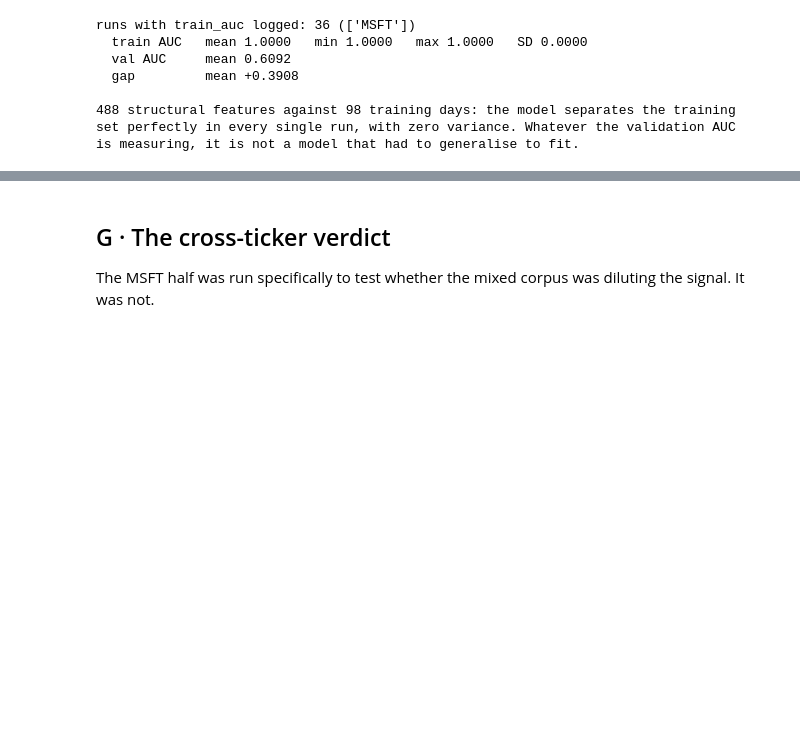
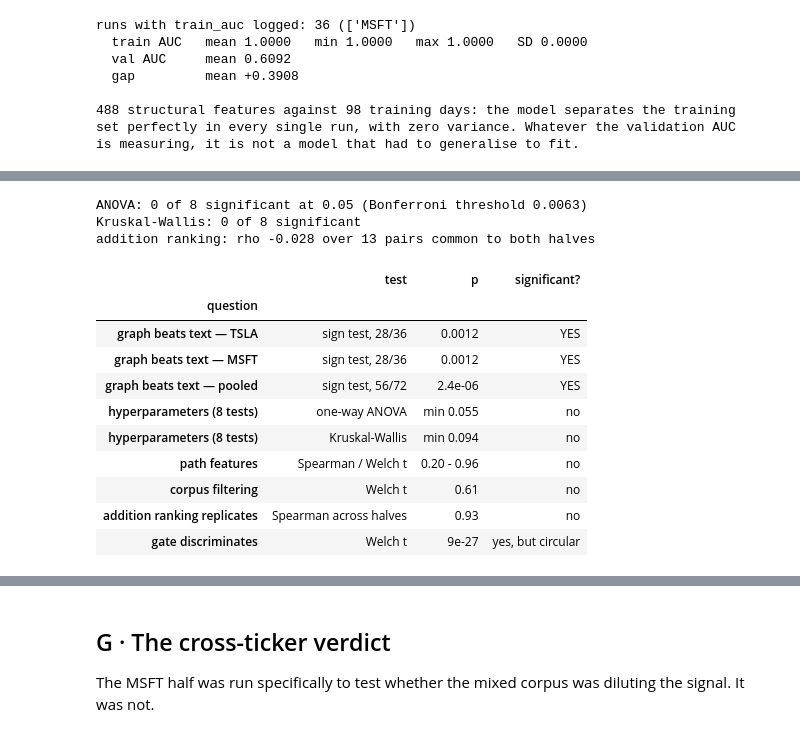
Before and after one commit to jjfrackowiak/finance-kg-builder, a Jupyter notebook: analysis/tsla_msft36_2026-08-14/report.ipynb, the cells around one changed output, grey strips where cells are left out. Cells and saved outputs as stored; diff of their text form; code cells hidden in the pictures; blank space fills up the shorter version.

```diff
--- a/analysis/tsla_msft36_2026-08-14/report.ipynb
+++ b/analysis/tsla_msft36_2026-08-14/report.ipynb
@@ -913,0 +925,80 @@ is measuring, it is not a model that had to generalise to fit.
+# %%
+# 1. Does the graph arm beat text? Paired within run, so a sign test on the 36 lifts.
+sign = {t: stats.binomtest(int((runs[runs.ticker == t].delta > 0).sum()), 36, 0.5).pvalue
+        for t in TICKERS}
+sign["pooled"] = stats.binomtest(int((runs.delta > 0).sum()), 72, 0.5).pvalue
+
+# 2. Does any hyperparameter matter? One-way ANOVA per factor; the balanced design
+#    means the other three factors are distributed identically across levels.
+anova = pd.DataFrame([
+    {"half": t, "factor": f,
+     **dict(zip(["F", "p"], stats.f_oneway(
+         *[g.final_auc.values for _, g in runs[runs.ticker == t].groupby(f)])))}
+    for t in TICKERS for f in FACTORS])
+
+# 2b. Same question without assuming normality.
+kw = pd.DataFrame([
+    {"half": t, "factor": f,
+     **dict(zip(["H", "p"], stats.kruskal(
+         *[g.final_auc.values for _, g in runs[runs.ticker == t].groupby(f)])))}
+    for t in TICKERS for f in FACTORS])
+
+# 3. Path features: correlation, and empty vs non-empty block.
+path_p = []
+for t in TICKERS:
+    s_ = runs[runs.ticker == t]
+    path_p.append(stats.spearmanr(s_.path_mean_norm, s_.final_auc)[1])
+    path_p.append(stats.ttest_ind(s_[s_.path_mean_norm == 0].final_auc,
+                                  s_[s_.path_mean_norm > 0].final_auc, equal_var=False)[1])
+
+# 4. Did filtering the corpus change the lift? Unpaired, between halves.
+corpus_p = stats.ttest_ind(runs[runs.ticker == "MSFT"].delta,
+                           runs[runs.ticker == "TSLA"].delta, equal_var=False)[1]
+
+# 5. Does the addition ranking replicate across halves?
+w = (adds.dropna(subset=["delta_auc"]).groupby(["ticker", "node", "relationship"])
+        .agg(n=("won", "size"), wins=("won", "sum")))
+w = w[w.n >= 8].assign(rate=lambda d: 100 * d.wins / d.n)
+common = (w.reset_index().pivot_table(index=["node", "relationship"],
+                                      columns="ticker", values="rate").dropna())
+rho_replic, p_replic = stats.spearmanr(common.TSLA, common.MSFT)
+
+# 6. Does the gate discriminate? Circular by construction — included as a warning.
+gate_p = min(stats.ttest_ind(
+    adds[(adds.ticker == t) & (adds.status == "accepted")].delta_auc.dropna(),
+    adds[(adds.ticker == t) & (adds.status != "accepted")].delta_auc.dropna(),
+    equal_var=False)[1] for t in TICKERS)
+
+print(f"ANOVA: {(anova.p < 0.05).sum()} of {len(anova)} significant at 0.05 "
+      f"(Bonferroni threshold {0.05/len(anova):.4f})")
+print(f"Kruskal-Wallis: {(kw.p < 0.05).sum()} of {len(kw)} significant")
+print(f"addition ranking: rho {rho_replic:+.3f} over {len(common)} pairs common to both halves")
+# %% [output]
+ANOVA: 0 of 8 significant at 0.05 (Bonferroni threshold 0.0063)
+Kruskal-Wallis: 0 of 8 significant
+addition ranking: rho -0.028 over 13 pairs common to both halves
+# %%
+summary = pd.DataFrame([
+    ("graph beats text — TSLA", "sign test, 28/36", f"{sign['TSLA']:.4f}", "YES"),
+    ("graph beats text — MSFT", "sign test, 28/36", f"{sign['MSFT']:.4f}", "YES"),
+    ("graph beats text — pooled", "sign test, 56/72", f"{sign['pooled']:.1e}", "YES"),
+    ("hyperparameters (8 tests)", "one-way ANOVA", f"min {anova.p.min():.3f}", "no"),
+    ("hyperparameters (8 tests)", "Kruskal-Wallis", f"min {kw.p.min():.3f}", "no"),
+    ("path features", "Spearman / Welch t", f"{min(path_p):.2f} - {max(path_p):.2f}", "no"),
+    ("corpus filtering", "Welch t", f"{corpus_p:.2f}", "no"),
+    ("addition ranking replicates", "Spearman across halves", f"{p_replic:.2f}", "no"),
+    ("gate discriminates", "Welch t", f"{gate_p:.0e}", "yes, but circular"),
+], columns=["question", "test", "p", "significant?"])
+summary.set_index("question")
+# %% [output]
+|  | test | p | significant? |
+| question |  |  |  |
+| graph beats text — TSLA | sign test, 28/36 | 0.0012 | YES |
+| graph beats text — MSFT | sign test, 28/36 | 0.0012 | YES |
+| graph beats text — pooled | sign test, 56/72 | 2.4e-06 | YES |
+| hyperparameters (8 tests) | one-way ANOVA | min 0.055 | no |
+| hyperparameters (8 tests) | Kruskal-Wallis | min 0.094 | no |
+| path features | Spearman / Welch t | 0.20 - 0.96 | no |
+| corpus filtering | Welch t | 0.61 | no |
+| addition ranking replicates | Spearman across halves | 0.93 | no |
+| gate discriminates | Welch t | 9e-27 | yes, but circular |
```
Also changed, not shown: parts of 4 cells of this notebook, 3 other files.
